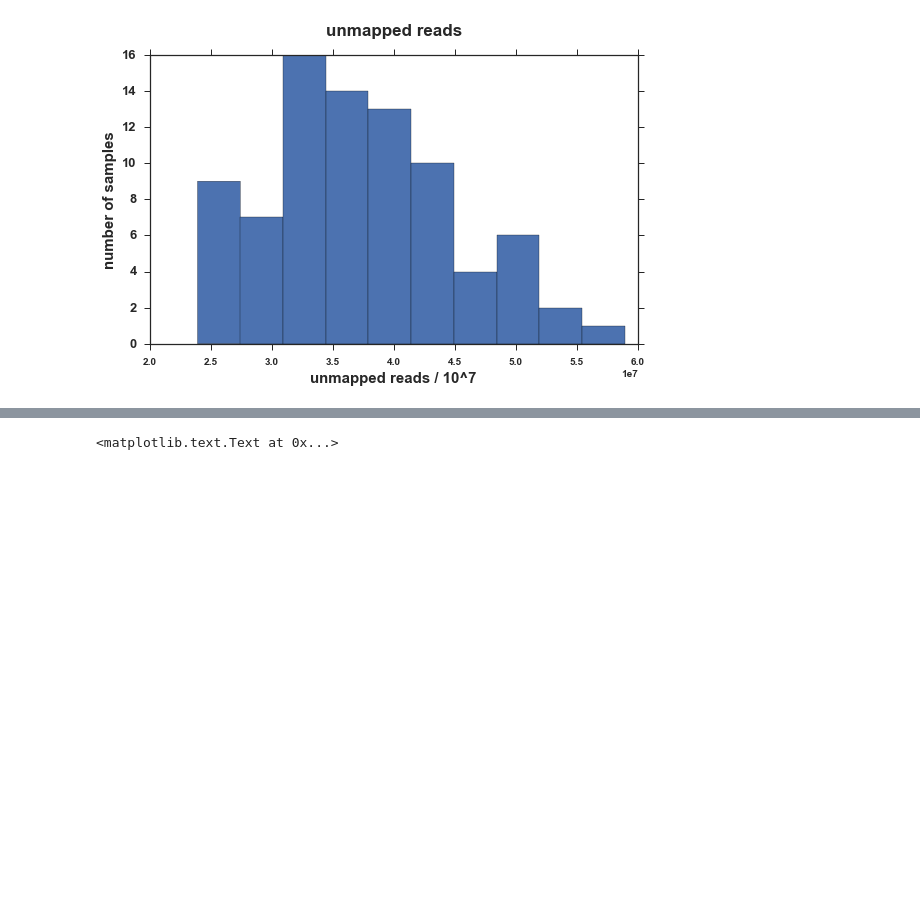
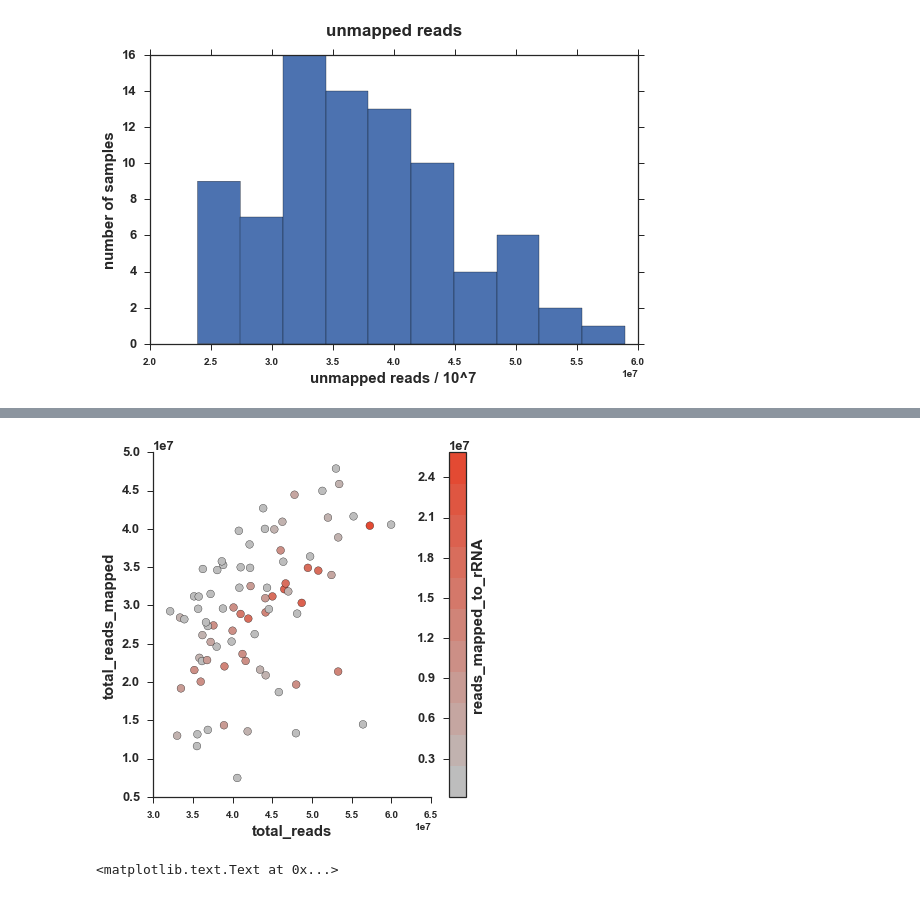
Before and after one commit to JanetMatsen/meta4_bins_janalysis, a Jupyter notebook: ipython_notebooks/160304_lost_read_investigation/160304_explore_summary_xls.ipynb, the cells around one changed output, grey strips where cells are left out. Cells and saved outputs as stored; diff of their text form; code cells hidden in the pictures; blank space fills up the shorter version.

```diff
--- a/ipython_notebooks/160304_lost_read_investigation/160304_explore_summary_xls.ipynb
+++ b/ipython_notebooks/160304_lost_read_investigation/160304_explore_summary_xls.ipynb
@@ -123,3 +223,14 @@ ax.set_title('total mapped vs total available', y=1.05)
+# %%
+ax = df.plot.scatter(x='total_reads', y='total_reads_mapped',
+                     c='reads_mapped_to_rRNA', s= 60,
+                     sharex=False, # hack to get back the x label
+                     # hack from: https://github.com/pydata/pandas/issues/10611
+                     figsize=(6,6),
+                     cmap=custom_map
+                    )
+sns.despine()
+# %% [output]
+[figure, added]
 # %%
 ax = df.plot.scatter(x='total_reads', y='reads_mapped_to_CDS')
 ax.set_title('CDS vs total', y=1.05)
```
Also changed, not shown: parts of 15 cells of this notebook, 6 other files.
